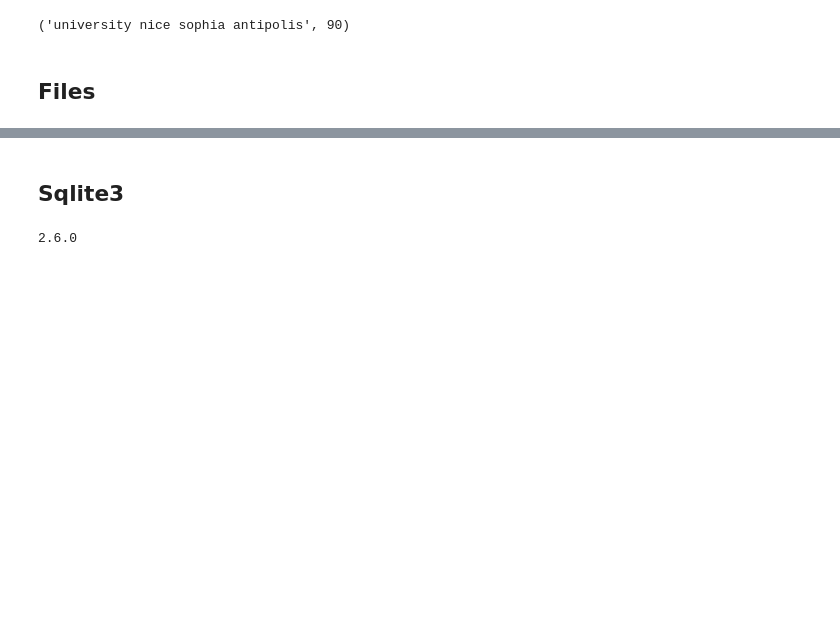
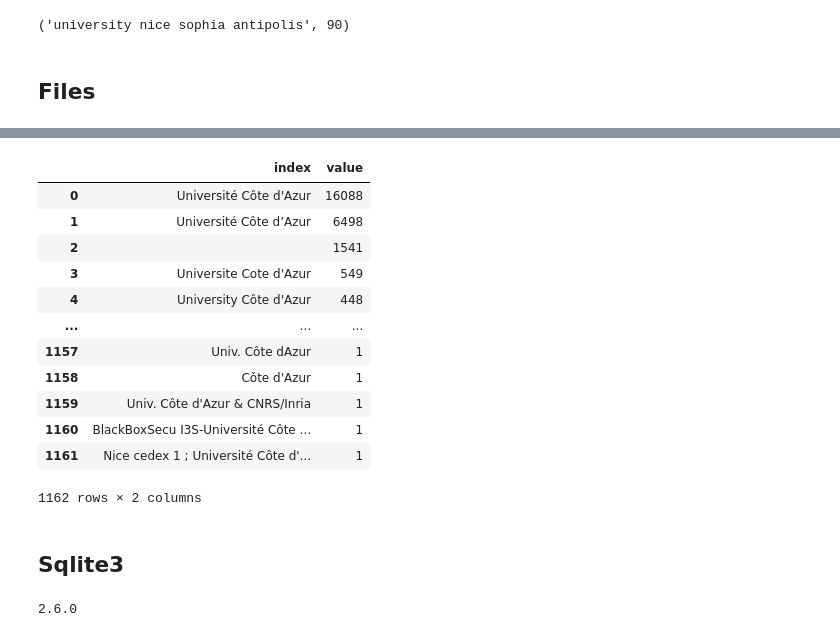
Before and after one commit to azur-scd/dagster-workflows, a Jupyter notebook: app/bso_publis_scopus/08_reporting/2022-08-29/open_access/Untitled.ipynb, the cells around one changed output, grey strips where cells are left out. Saved outputs shown, nothing was run; the diff lists cells and outputs as text; code cells hidden in the pictures; blank space fills up the shorter version.

```diff
--- a/app/bso_publis_scopus/08_reporting/2022-08-29/open_access/Untitled.ipynb
+++ b/app/bso_publis_scopus/08_reporting/2022-08-29/open_access/Untitled.ipynb
@@ -105,0 +138,21 @@ df
+# %%
+df["temp"] = (df["mentionAffil_reconstruct"].apply(lambda x: x.split(","))
+              .apply(lambda x: list(filter(lambda k: ('Azur' in k) & ("Observatoire" not in k), x))).
+               apply(lambda x: x[0].strip() if len(x) ==1 else ''))
+d= pd.DataFrame(df["temp"].value_counts()).reset_index().rename(columns={0: "total","temp": "value"})
+d
+#df["test"].loc[~df['test'].isin(['[]'])].apply(lambda x: x.replace("[","").replace("]","")).tolist()
+# %% [output]
+|  | index | value |
+| 0 | Université Côte d'Azur | 16088 |
+| 1 | Université Côte d’Azur | 6498 |
+| 2 |  | 1541 |
+| 3 | Universite Cote d'Azur | 549 |
+| 4 | University Côte d'Azur | 448 |
+| ... | ... | ... |
+| 1157 | Univ. Côte dAzur | 1 |
+| 1158 | Cǒte d'Azur | 1 |
+| 1159 | Univ. Côte d'Azur & CNRS/Inria | 1 |
+| 1160 | BlackBoxSecu I3S-Université Côte ... | 1 |
+| 1161 | Nice cedex 1 ; Université Côte d'... | 1 |
+1162 rows × 2 columns
```
Also changed, not shown: parts of 4 cells of this notebook, 14 other files.
